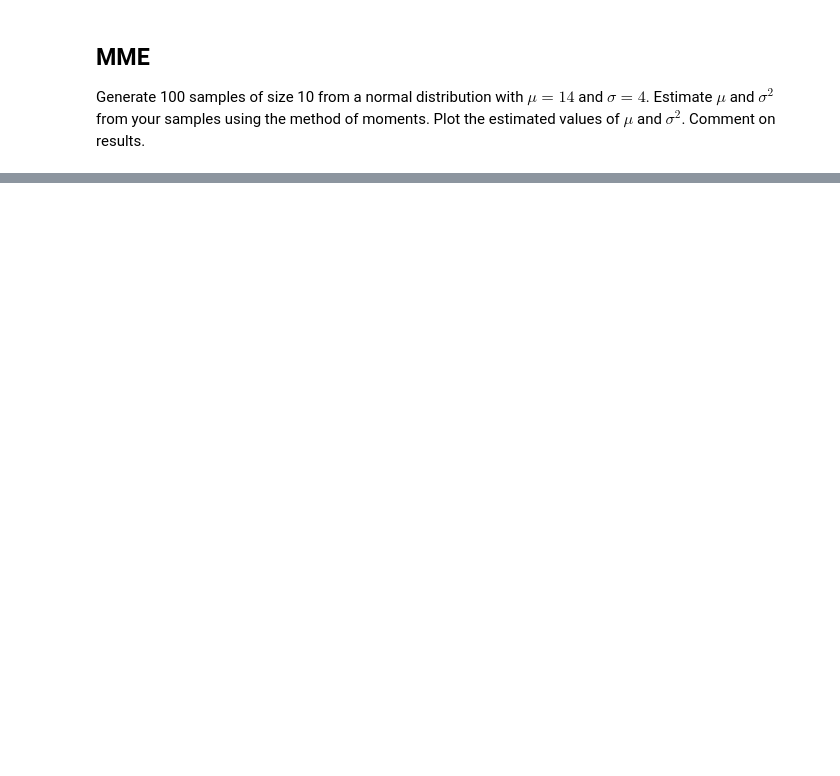
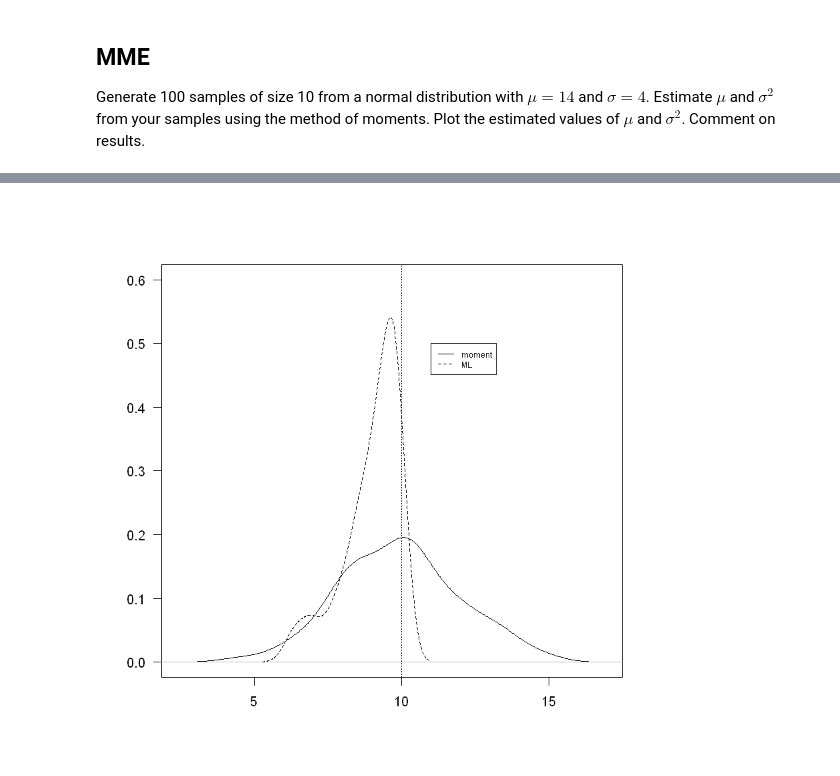
Before and after one commit to TrevorBushnell/STEM-Notes, a Jupyter notebook: MATH422 Mathematical Statistics/MATH422_R.ipynb, the cells around one changed output, grey strips where cells are left out. Saved outputs shown, nothing was run; the diff lists cells and outputs as text; code cells hidden in the pictures; blank space fills up the shorter version.

```diff
--- a/MATH422 Mathematical Statistics/MATH422_R.ipynb
+++ b/MATH422 Mathematical Statistics/MATH422_R.ipynb
@@ -192,0 +199,20 @@ plot(density(var.estimates))
+# %%
+theta = 10
+sampsz = 10
+nsimulations = 100
+moment.estimates = numeric(nsimulations)
+ML.estimates = numeric(nsimulations)
+
+for (i in 1:nsimulations)
+{
+    ru = runif(n=sampsz,min=0,max=theta)
+    moment.estimates[i] = 2*mean(ru)
+    ML.estimates[i] = max(ru)
+}
+
+plot(density(moment.estimates), xlab=" ",ylab=" ",main=" ",ylim=c(0,0.6),las=1)
+abline(v=theta,lty=3)
+lines(density(ML.estimates),lty=2)
+legend(11,0.5,legend=c("moment","ML"),lty=1:2,cex=0.6)
+# %% [output]
+[figure, added]
```
Also changed, not shown: parts of 18 cells of this notebook.
